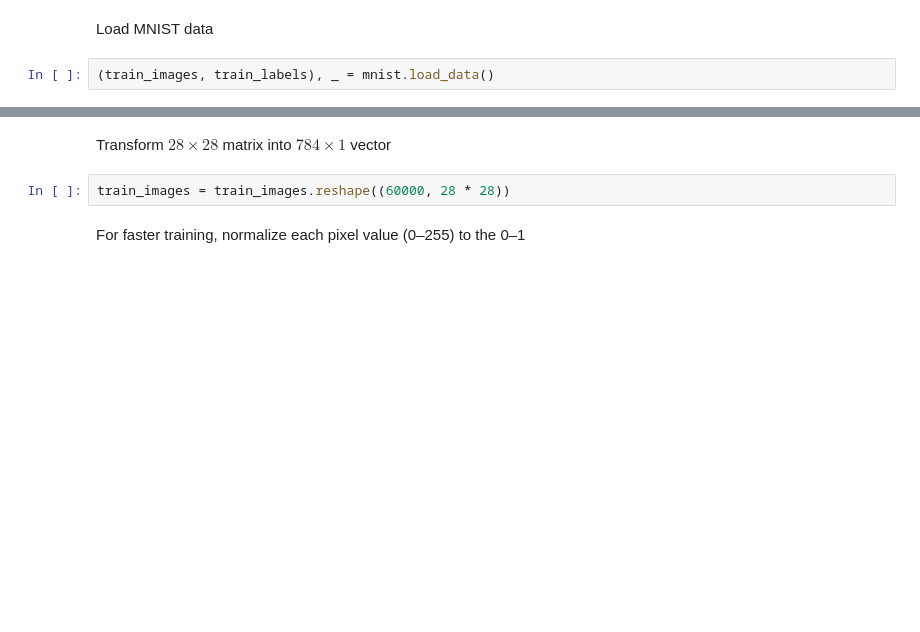
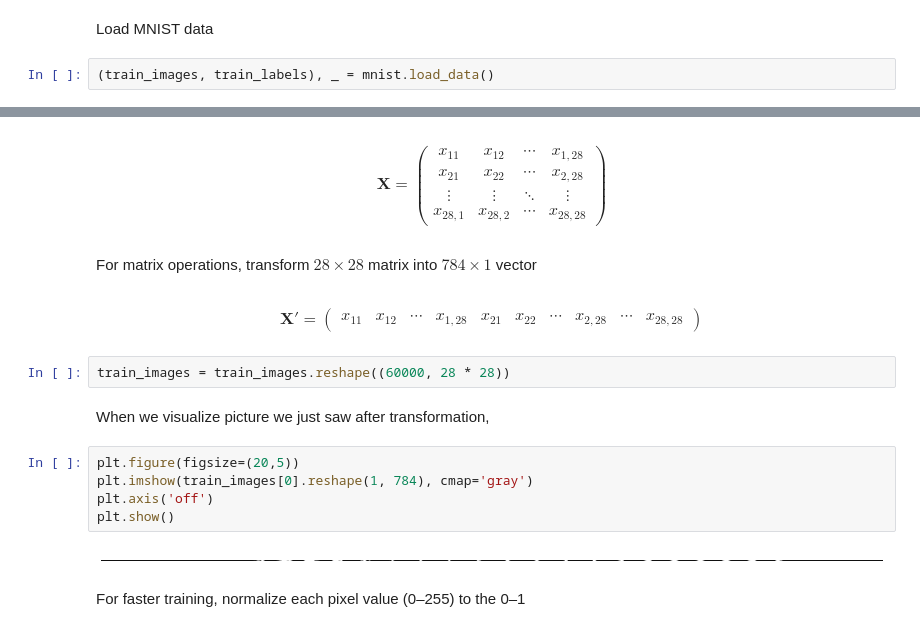
Before and after one commit to jeongho0715/test1, a Jupyter notebook: 20250403.ipynb, the cells around one changed output, grey strips where cells are left out. Cells and saved outputs as stored; diff of their text form; blank space fills up the shorter version.

```diff
--- a/20250403.ipynb
+++ b/20250403.ipynb
@@ -324,7 +332,20 @@ Load MNIST data
+# %% [markdown]
+$$\mathbf{X}=\left(\begin{matrix}x_{11}&x_{12}&\cdots&x_{1,28}\\x_{21}&x_{22}&\cdots&x_{2,28}\\\vdots&\vdots&\ddots&\vdots\\x_{28,1}&x_{28,2}&\cdots&x_{28,28}\end{matrix}\right)\tag{26}$$
 # %% [markdown]
-Transform $28\times28$ matrix into $784\times1$ vector
+For matrix operations, transform $28\times28$ matrix into $784\times1$ vector
+# %% [markdown]
+$$\mathbf{X}'=\left(\begin{matrix}x_{11}&x_{12}&\cdots&x_{1,28}&x_{21}&x_{22}&\cdots&x_{2,28}&\cdots&x_{28,28}\end{matrix}\right)$$
 # %%
 train_images = train_images.reshape((60000, 28 * 28))
+# %% [markdown]
+When we visualize picture we just saw after transformation,
+# %%
+plt.figure(figsize=(20,5))
+plt.imshow(train_images[0].reshape(1, 784), cmap='gray')
+plt.axis('off')
+plt.show()
+# %% [output]
+[figure, added]
 # %% [markdown]
 For faster training, normalize each pixel value (0–255) to the 0–1
 # %%
```
Also changed, not shown: parts of 71 cells of this notebook.
